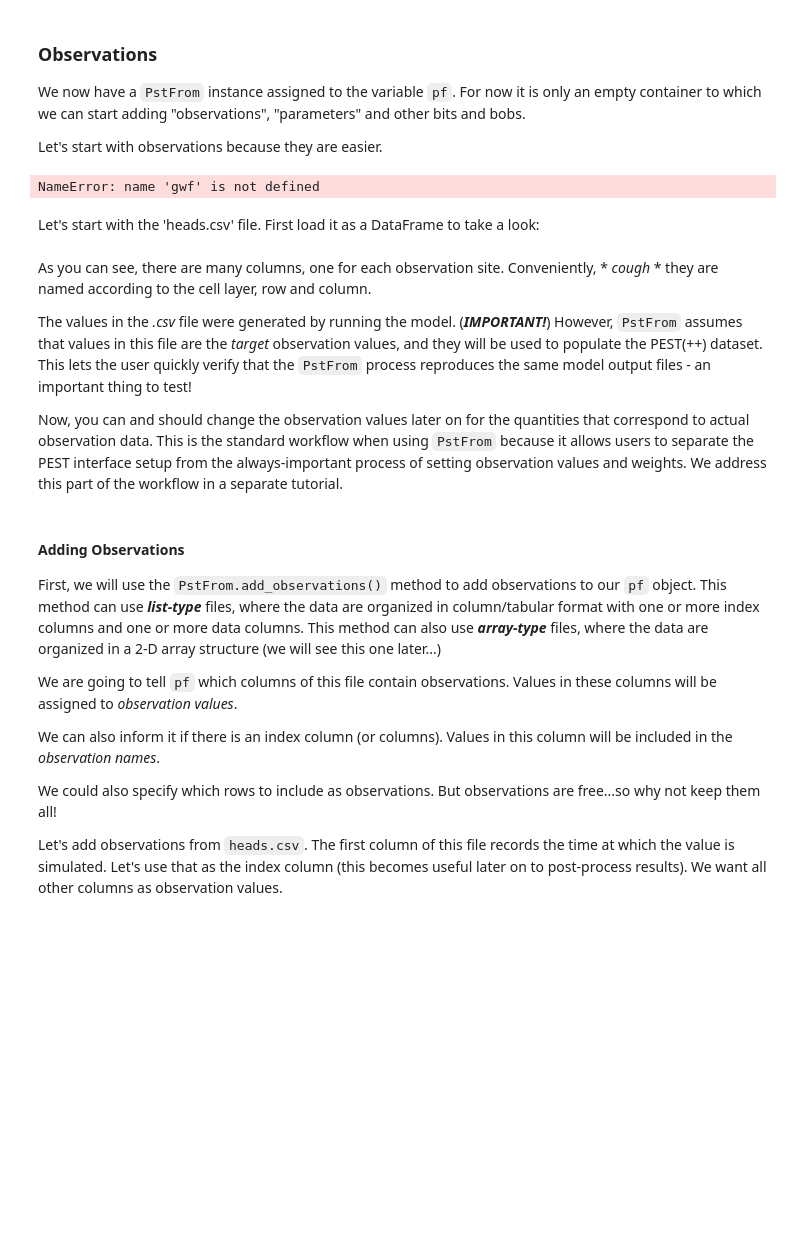
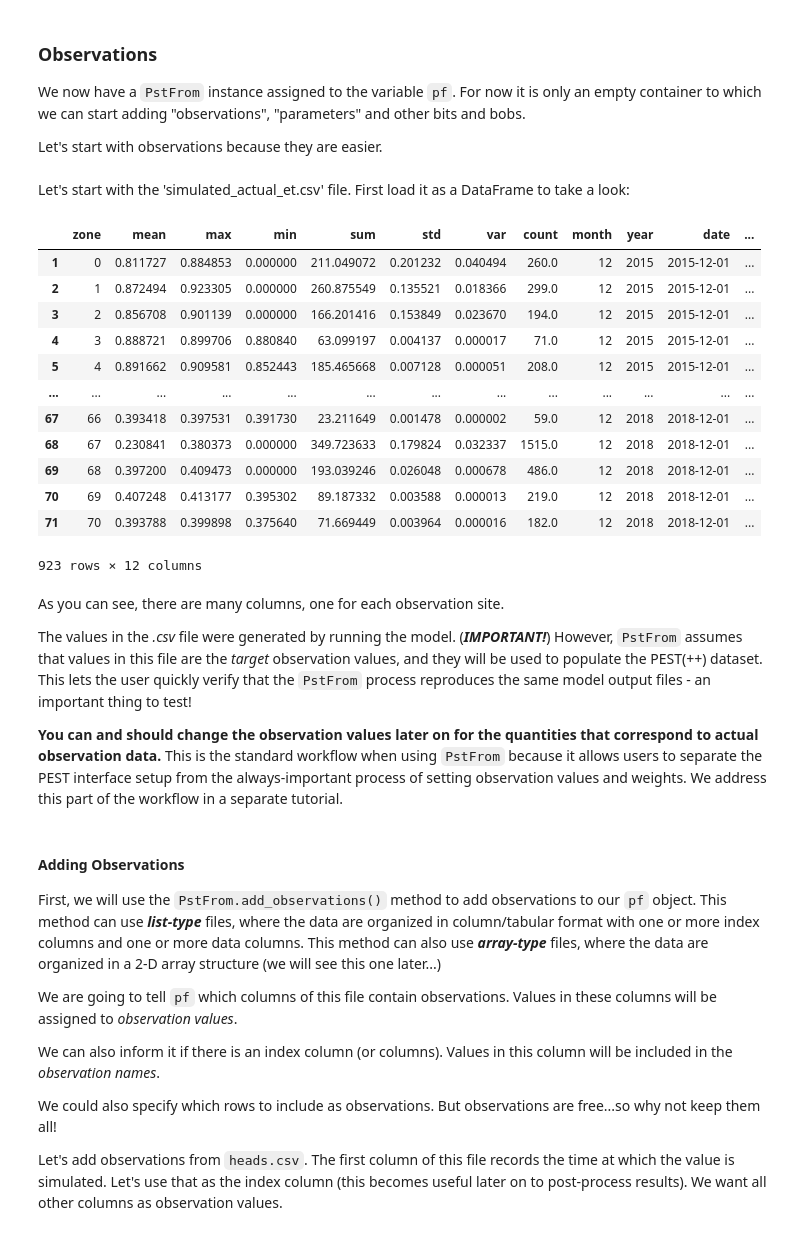
Before and after one commit to smwesten-usgs/swb2_pyemu_pest, a Jupyter notebook: pstfrom_pest_setup/swb_pstfrom_pest_setup.ipynb, the cells around one changed output. Cells and saved outputs as stored; diff of their text form; code cells hidden in the pictures; blank space fills up the shorter version.

```diff
--- a/pstfrom_pest_setup/swb_pstfrom_pest_setup.ipynb
+++ b/pstfrom_pest_setup/swb_pstfrom_pest_setup.ipynb
@@ -107,23 +107,31 @@ os.listdir(template_ws)
 We now have a `PstFrom` instance assigned to the variable `pf`. For now it is only an empty container to which we can start adding "observations", "parameters" and other bits and bobs.
 
 Let's start with observations because they are easier.
-# %%
-# check the output csv file names
-for i in gwf.obs:
-    print(i.output.obs_names)
-# %% [output]
-NameError: name 'gwf' is not defined
 # %% [markdown]
-Let's start with the 'heads.csv' file. First load it as a DataFrame to take a look:
+Let's start with the 'simulated_actual_et.csv' file. First load it as a DataFrame to take a look:
 # %%
-df = pd.read_csv(os.path.join(template_ws,"heads.csv"),index_col=0)
-df.head()
+df = pd.read_csv(os.path.join(template_ws,"simulated_actual_et.csv"),index_col=0)
+df
+# %% [output]
+|  | zone | mean | max | min | sum | std | var | count | month | year | date | ... |
+| 1 | 0 | 0.811727 | 0.884853 | 0.000000 | 211.049072 | 0.201232 | 0.040494 | 260.0 | 12 | 2015 | 2015-12-01 | ... |
+| 2 | 1 | 0.872494 | 0.923305 | 0.000000 | 260.875549 | 0.135521 | 0.018366 | 299.0 | 12 | 2015 | 2015-12-01 | ... |
+| 3 | 2 | 0.856708 | 0.901139 | 0.000000 | 166.201416 | 0.153849 | 0.023670 | 194.0 | 12 | 2015 | 2015-12-01 | ... |
+| 4 | 3 | 0.888721 | 0.899706 | 0.880840 | 63.099197 | 0.004137 | 0.000017 | 71.0 | 12 | 2015 | 2015-12-01 | ... |
+| 5 | 4 | 0.891662 | 0.909581 | 0.852443 | 185.465668 | 0.007128 | 0.000051 | 208.0 | 12 | 2015 | 2015-12-01 | ... |
+| ... | ... | ... | ... | ... | ... | ... | ... | ... | ... | ... | ... | ... |
+| 67 | 66 | 0.393418 | 0.397531 | 0.391730 | 23.211649 | 0.001478 | 0.000002 | 59.0 | 12 | 2018 | 2018-12-01 | ... |
+| 68 | 67 | 0.230841 | 0.380373 | 0.000000 | 349.723633 | 0.179824 | 0.032337 | 1515.0 | 12 | 2018 | 2018-12-01 | ... |
+| 69 | 68 | 0.397200 | 0.409473 | 0.000000 | 193.039246 | 0.026048 | 0.000678 | 486.0 | 12 | 2018 | 2018-12-01 | ... |
+| 70 | 69 | 0.407248 | 0.413177 | 0.395302 | 89.187332 | 0.003588 | 0.000013 | 219.0 | 12 | 2018 | 2018-12-01 | ... |
+| 71 | 70 | 0.393788 | 0.399898 | 0.375640 | 71.669449 | 0.003964 | 0.000016 | 182.0 | 12 | 2018 | 2018-12-01 | ... |
+923 rows × 12 columns
 # %% [markdown]
-As you can see, there are many columns, one for each observation site. Conveniently, * *cough* * they are named according to the cell layer, row and column.
+As you can see, there are many columns, one for each observation site.
 
 The values in the *.csv* file were generated by running the model. (***IMPORTANT!***) However, `PstFrom` assumes that values in this file are the *target* observation values, and they will be used to populate the PEST(++) dataset.  This lets the user quickly verify that the `PstFrom` process reproduces the same model output files - an important thing to test!
 
-Now, you can and should change the observation values later on for the quantities that correspond to actual observation data.  This is the standard workflow when using `PstFrom` because it allows users to separate the PEST interface setup from the always-important process of setting observation values and weights. We address this part of the workflow in a separate tutorial.
+**You can and should change the observation values later on for the quantities that correspond to actual observation data.**  This is the standard workflow when using `PstFrom` because it allows users to separate the PEST interface setup from the always-important process of setting observation values and weights. We address this part of the workflow in a separate tutorial.
 # %% [markdown]
 #### Adding Observations
 
```
Also changed, not shown: parts of 12 cells of this notebook, 2 other files.
